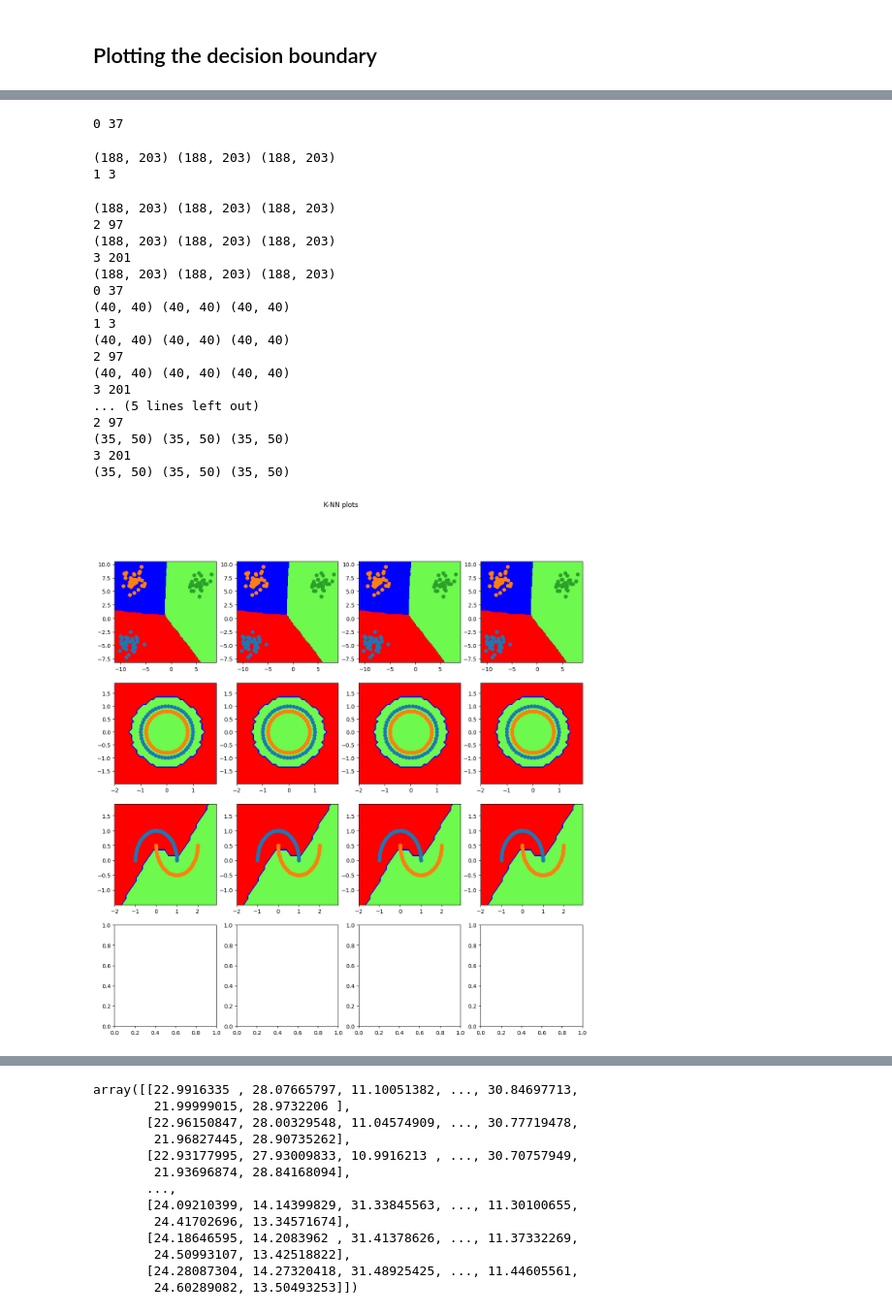
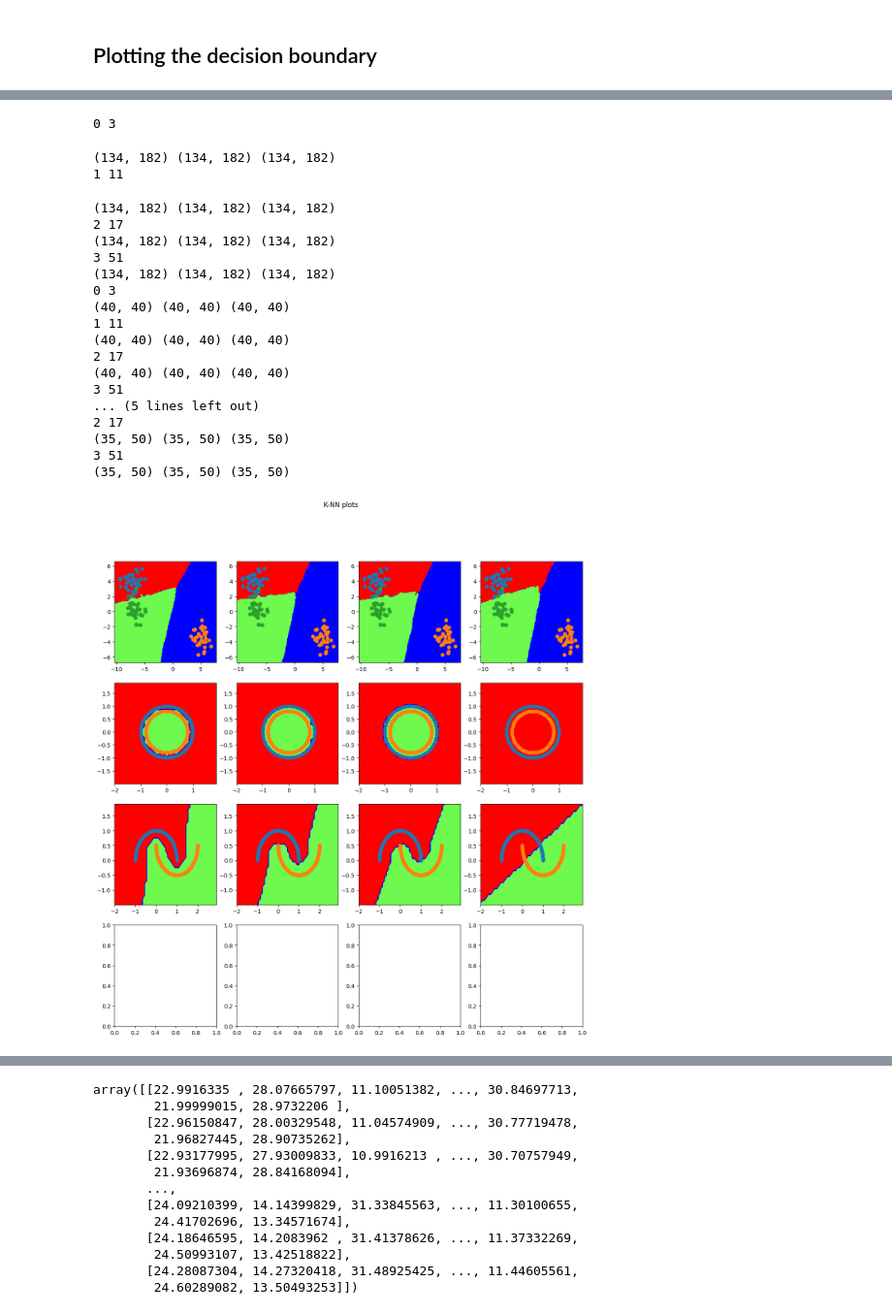
Before and after one commit to NeelMishra/Daily_ML, a Jupyter notebook: KNN.ipynb, the cells around one changed output, grey strips where cells are left out. Shown at 97% size. Saved outputs shown, nothing was run; the diff lists cells and outputs as text; code cells hidden in the pictures.

```diff
--- a/KNN.ipynb
+++ b/KNN.ipynb
@@ -27,10 +27,12 @@ plt.scatter(X[:,0], X[:,1], c=Y)
 ## Coding K-NN algorithm : Classification
 # %%
 def euclidean(A, B):
-    A2 = (A**2).sum(axis=1)
+    A2 = (A**2).sum(axis=1).reshape(1,-1)
     B2 = (B**2).sum(axis=1).reshape(-1,1)
+    #print(A2.shape, B2.shape)
     prod = B @ A.T
     SUM = A2 + B2 - 2 * prod
+    #print(SUM.shape)
     return np.sqrt(SUM)
     return -2 * B@A.T + np.sum(A**2,axis=1) + np.sum(B**2,axis=1)[:, np.newaxis]
 
@@ -107,5 +97,5 @@ ax.scatter(X_train[:, 0], X_train[:, 1], c=y_train, cmap=cm_bright, edgecolors="
 # %%
-ks = [37, 3, 97, 201,]
+ks = [3, 11, 17, 51]
 datasets = [data1, data2, data3]
 
 fig, axs = plt.subplots(4,4, figsize=(15,15))
@@ -118,48 +108,48 @@ for d_no, dataset in enumerate(datasets):
         #ax = plt.subplot(4, 4, i+1, figsize=(5,5))
 
 
 
         x_min, x_max = min(X_train[:,0]) - 1, max(X_train[:,0]) + 1
         y_min, y_max = min(X_train[:,1]) - 1, max(X_train[:,1]) + 1
 
         xx = np.arange(x_min, x_max, 0.1)
         yy = np.arange(y_min, y_max, 0.1)
 
         xx, yy = np.meshgrid(xx, yy)
         r1, r2 = xx.flatten(), yy.flatten()
         r1, r2 = r1.reshape(len(r1), 1), r2.reshape(len(r2), 1)
         grid = np.hstack((r1, r2))
-        zz = knn(train=dataset, test=grid, k=27, distance=euclidean).reshape(xx.shape)
+        zz = knn(train=dataset, test=grid, k=k, distance=euclidean).reshape(xx.shape)
         print(xx.shape, yy.shape, zz.shape)
         axs[d_no][i].contourf(xx, yy, zz, cmap=cm_bright)
 
         for class_value in range(3):
             # get row indexes for samples with this class
             row_ix = np.where(y_train == class_value)
 
             # create scatter of these samples
             axs[d_no][i].scatter(X_train[row_ix[0], 0], X_train[row_ix[0], 1], cmap=cm_bright)
 # %% [output]
-0 37
+0 3
-(188, 203) (188, 203) (188, 203)
-1 3
+(134, 182) (134, 182) (134, 182)
+1 11
-(188, 203) (188, 203) (188, 203)
-2 97
-(188, 203) (188, 203) (188, 203)
-3 201
-(188, 203) (188, 203) (188, 203)
-0 37
+(134, 182) (134, 182) (134, 182)
+2 17
+(134, 182) (134, 182) (134, 182)
+3 51
+(134, 182) (134, 182) (134, 182)
+0 3
 (40, 40) (40, 40) (40, 40)
-1 3
+1 11
 (40, 40) (40, 40) (40, 40)
-2 97
+2 17
 (40, 40) (40, 40) (40, 40)
-3 201
+3 51
 ... (5 lines left out)
-2 97
+2 17
 (35, 50) (35, 50) (35, 50)
-3 201
+3 51
 (35, 50) (35, 50) (35, 50)
-[figure, old version]
+[figure, new version]
 # %%
 zz
```
Also changed, not shown: parts of 7 cells of this notebook, 1 other file.
